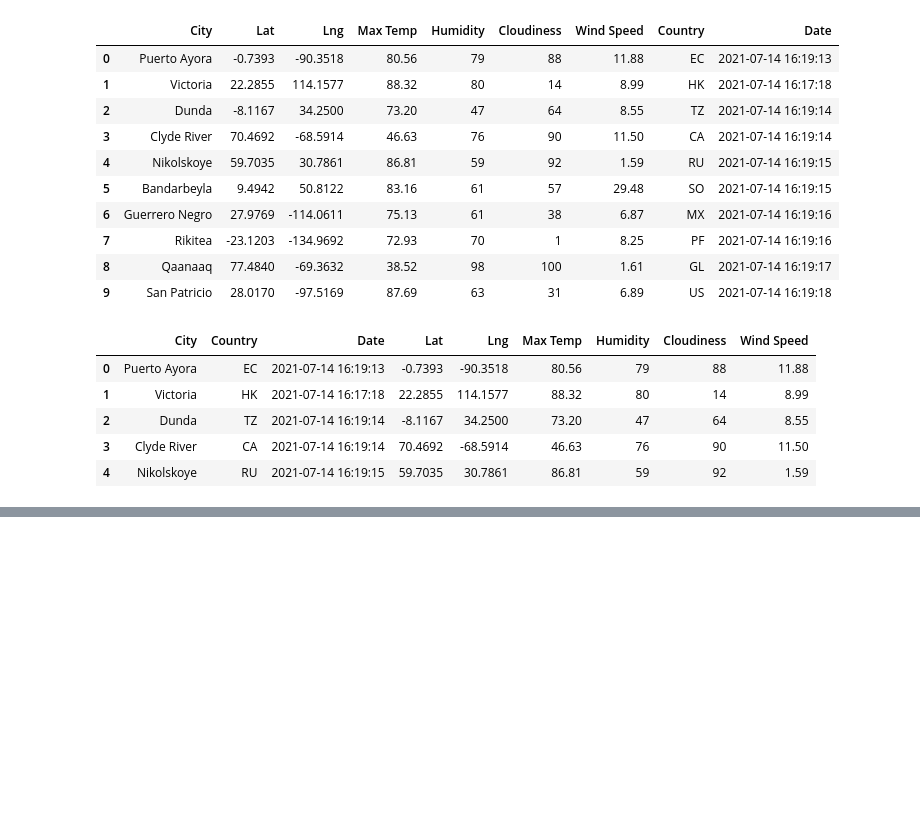
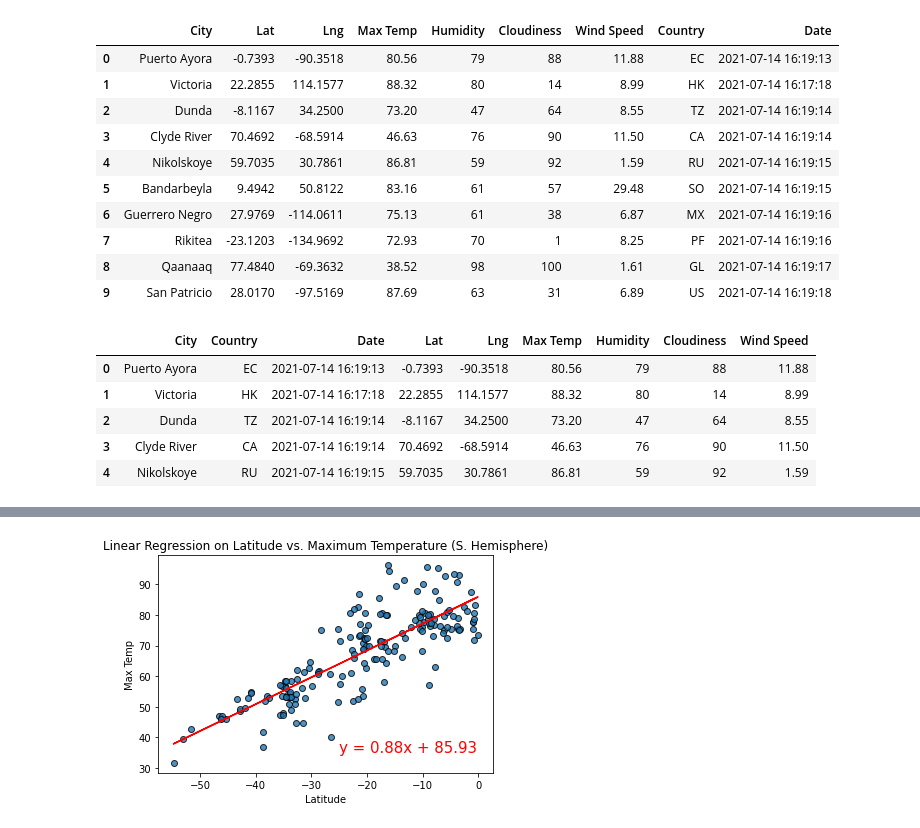
Before and after one commit to aembrt/weather-vacation, a Jupyter notebook: Weather.ipynb, the cells around one changed output, grey strips where cells are left out. Drawn from its saved outputs; the diff is of its cells as text; code cells hidden in the pictures; blank space fills up the shorter version.

```diff
--- a/Weather.ipynb
+++ b/Weather.ipynb
@@ -270,0 +316,10 @@ plt.show()
+# %%
+# Linear regression on Southern Hemisphere
+x_values = south_hemi_df['Lat']
+y_values = south_hemi_df['Max Temp']
+# Perform linear regression and plot with function
+plot_linear_regression(x_values, y_values,
+                      "Linear Regression on Latitude vs. Maximum Temperature (S. Hemisphere)",
+                      "Max Temp", (-25, 35))
+# %% [output]
+[figure, added]
```
Also changed, not shown: parts of 27 cells of this notebook.
